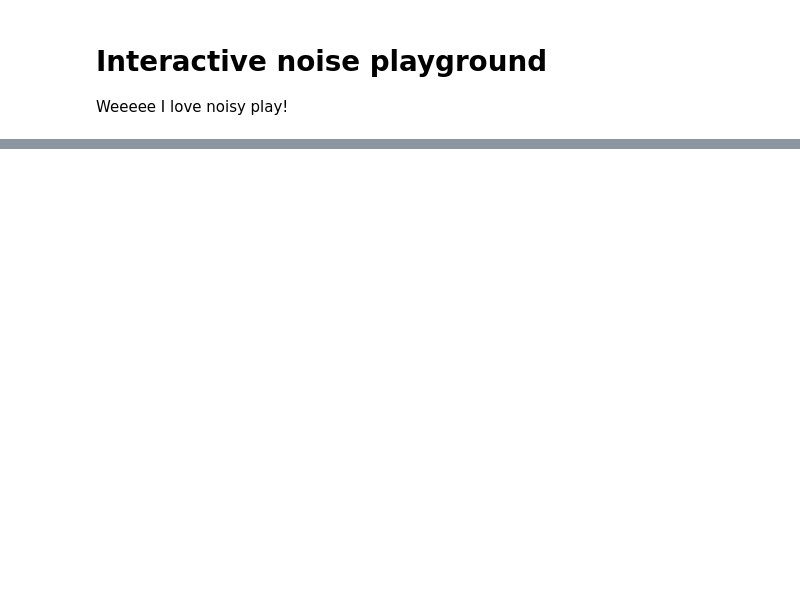
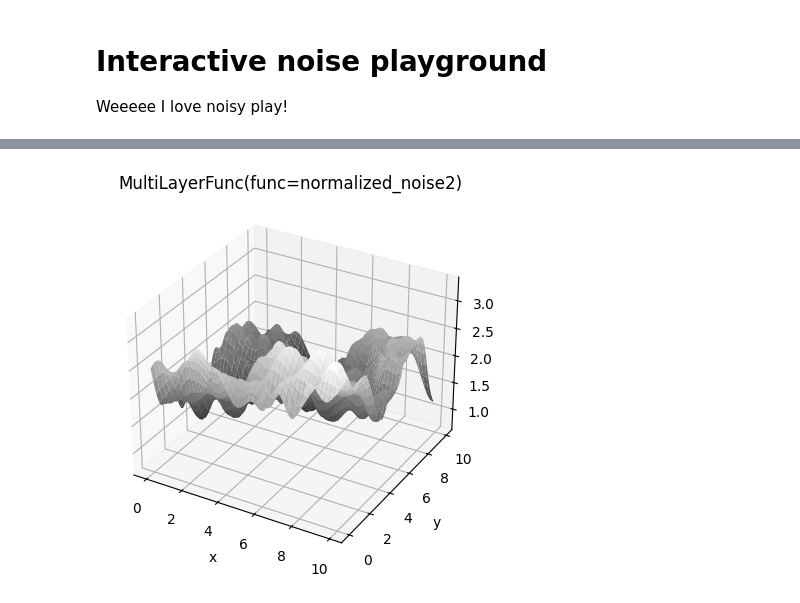
Before and after one commit to GrafCzterech/forest_gen, a Jupyter notebook: interactive.ipynb, the cells around one changed output, grey strips where cells are left out. Drawn from its saved outputs; the diff is of its cells as text; code cells hidden in the pictures; blank space fills up the shorter version.

```diff
--- a/interactive.ipynb
+++ b/interactive.ipynb
@@ -43,0 +44,18 @@ plot_noise_func(size=10)
+# %%
+
+def plot_noise_func_3d(size=10, step=0.1):
+    noise = noise_range(size=size, step=step)
+    fig = plt.figure()
+    ax = fig.add_subplot(111, projection='3d')
+    x = np.arange(0, size, step=step)
+    y = np.arange(0, size, step=step)
+    x, y = np.meshgrid(x, y)
+    ax.plot_surface(x, y, noise, cmap='gray')
+    ax.set_title(repr(NOISE_FUNC))
+    ax.set_xlabel('x')
+    ax.set_ylabel('y')
+    ax.set_zlabel('z')
+    plt.show()
+plot_noise_func_3d(size=10)
+# %% [output]
+[figure, added]
```
Also changed, not shown: parts of 3 cells of this notebook, 4 other files.
